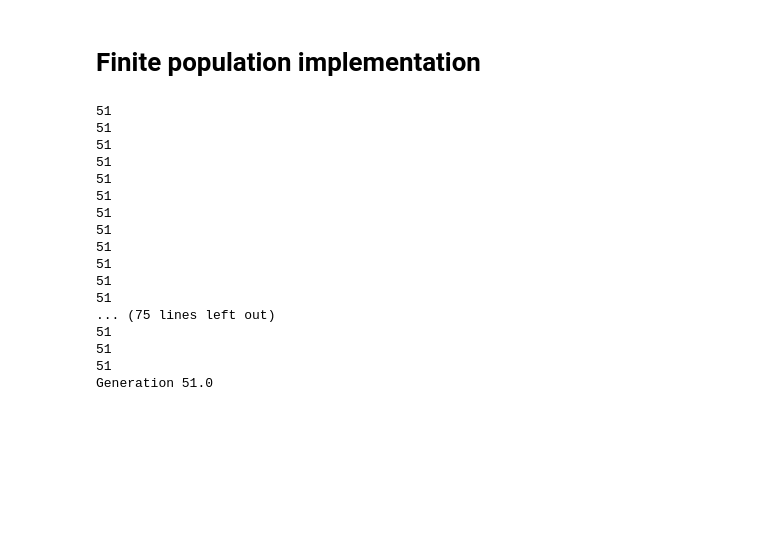
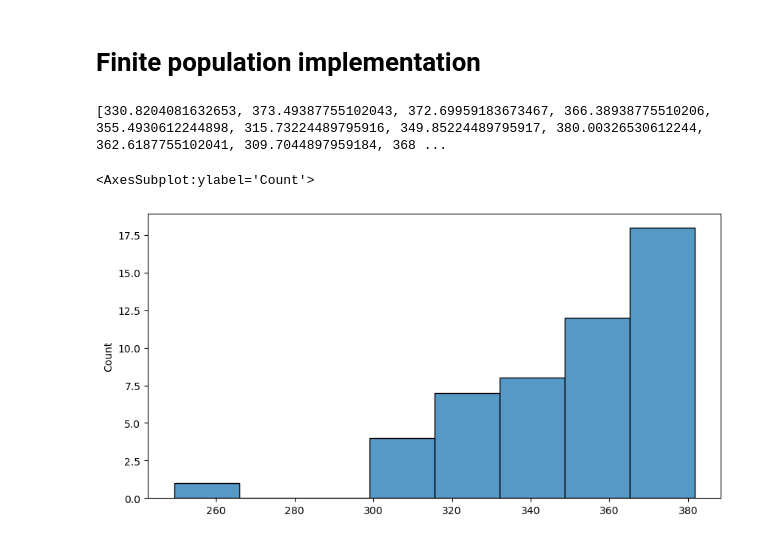
Before and after one commit to MathieuGr02/mathieugr.github.io, a Jupyter notebook: _notebooks/Computational-Biology-II/02-Finite-Populations.ipynb, the cells around one changed output. Saved outputs shown, nothing was run; the diff lists cells and outputs as text; code cells hidden in the pictures; blank space fills up the shorter version.

Commit message:
Added new chapters to AI and finite population sim for comp bio II

```diff
--- a/_notebooks/Computational-Biology-II/02-Finite-Populations.ipynb
+++ b/_notebooks/Computational-Biology-II/02-Finite-Populations.ipynb
@@ -379,34 +385,26 @@ class Simulation:
 
         return None
 # %%
-S = Simulation(50, 10)
-S.run(50)
-
-generation = 0
-count = 0
-for x in S.population:
-    for y in S.population:
-        if x != y:
-            generation += S.common_ancestor(x, y).generation
-            print(S.common_ancestor(x, y).generation)
-            count += 1
-generation /= count
-print(f"Generation {generation}")
+generations = []
+for i in range(50):
+    S = Simulation(20, 50)
+    S.run(400)
+    generation = 0
+    count = 0
+    for x in S.population[-1]:
+        for y in S.population[-1]:
+            if x != y:
+                gen = S.common_ancestor(x, y)
+                if gen is not None:
+                    generation += gen.generation
+                    count += 1
+    generation /= count
+    generations.append(generation)
-# %% [output]
-51
-51
-51
-51
-51
-51
-51
-51
-51
-51
-51
-51
-... (75 lines left out)
-51
-51
-51
-Generation 51.0
+# %%
+print(generations)
+fig ,ax = plt.subplots(1, 1, figsize=(10, 5))
+sns.histplot(generations)
+# %% [output]
+[330.8204081632653, 373.49387755102043, 372.69959183673467, 366.38938775510206, 355.4930612244898, 315.73224489795916, 349.85224489795917, 380.00326530612244, 362.6187755102041, 309.7044897959184, 368 ...
+<AxesSubplot:ylabel='Count'>
+[figure, added]
```
Also changed, not shown: parts of 4 cells of this notebook, 2 other files.
